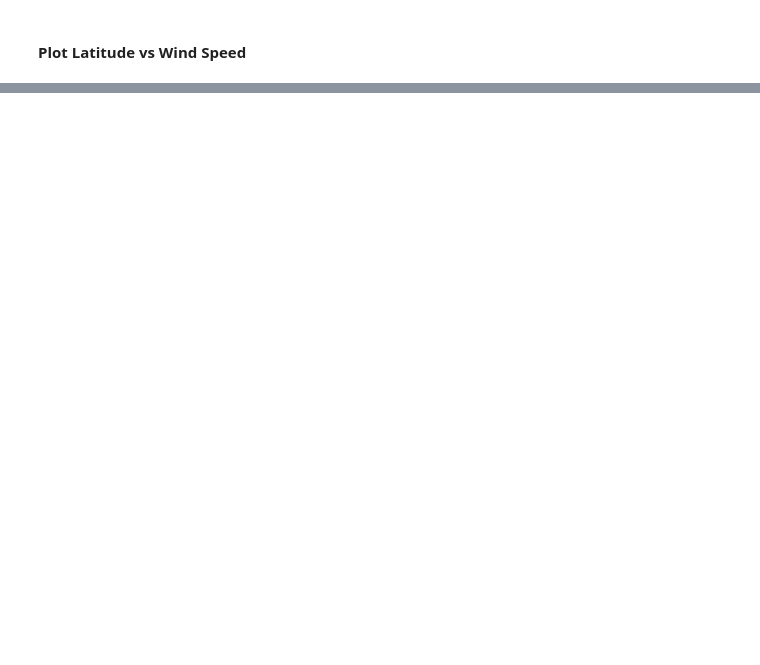
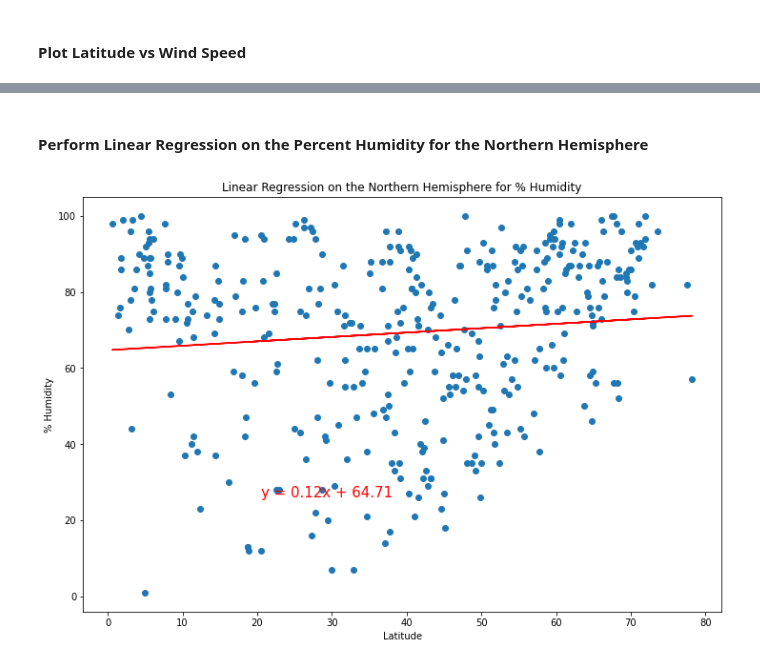
Before and after one commit to aufdemarbeitsmarkt/World_Weather_Analysis, a Jupyter notebook: WeatherPy.ipynb, the cells around one changed output, grey strips where cells are left out. Cells and saved outputs as stored; diff of their text form; code cells hidden in the pictures; blank space fills up the shorter version.

```diff
--- a/WeatherPy.ipynb
+++ b/WeatherPy.ipynb
@@ -271,0 +343,14 @@ plt.show()
+# %% [markdown]
+#### Perform Linear Regression on the Percent Humidity for the Northern Hemisphere
+# %%
+x_values = northern_hemisphere_df['Lat']
+y_values = northern_hemisphere_df['Humidity']
+plot_linear_regression(
+    x_values=x_values,
+    y_values=y_values,
+    title='Linear Regression on the Northern Hemisphere ' \
+    'for % Humidity',
+    y_label='% Humidity'
+)
+# %% [output]
+[figure, added]
```
Also changed, not shown: parts of 29 cells of this notebook, 5 other files.
